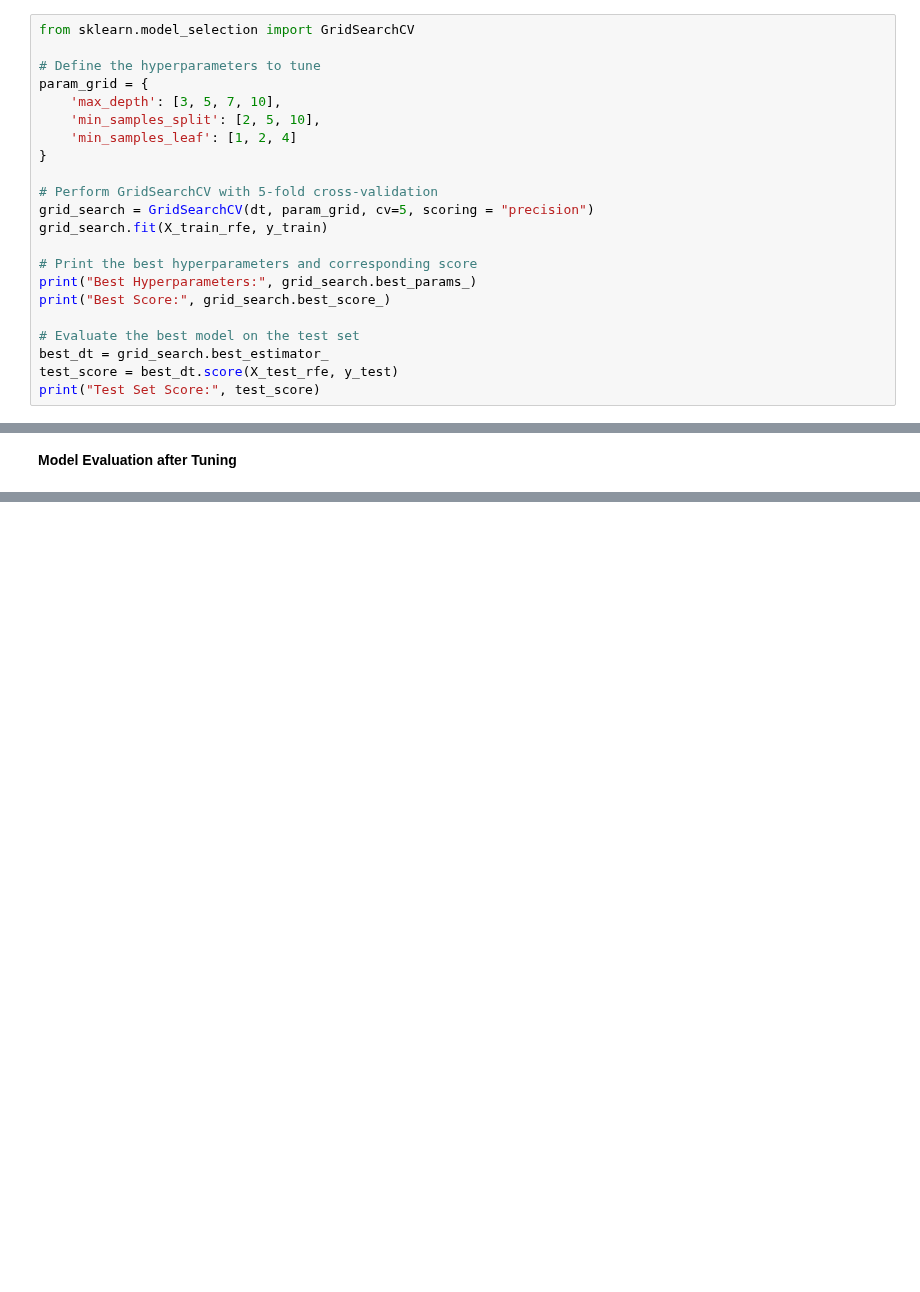
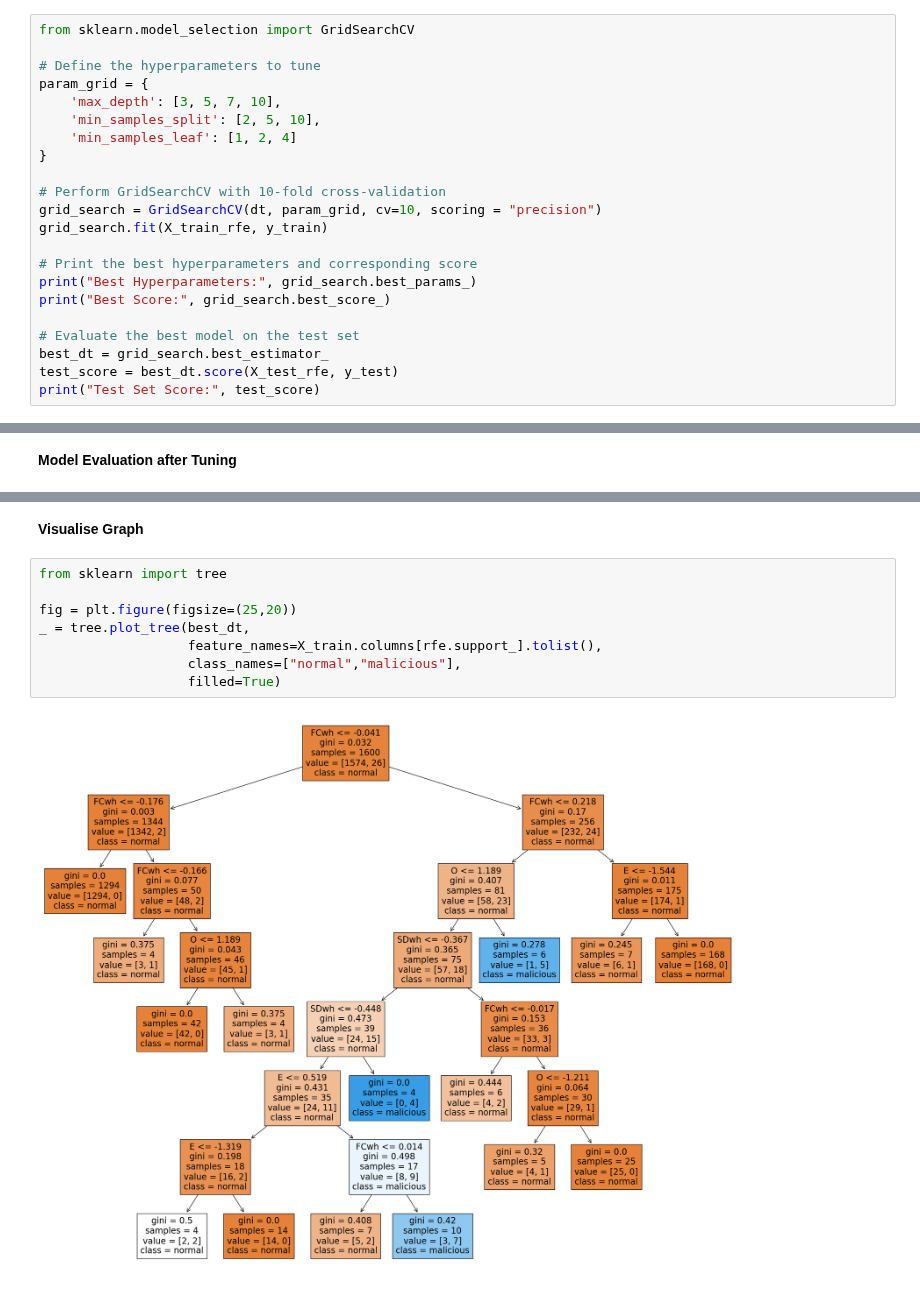
Before and after one commit to mel0778/dsa4263, a Jupyter notebook: code/model_dt.ipynb, the cells around one changed output, grey strips where cells are left out. Cells and saved outputs as stored; diff of their text form; blank space fills up the shorter version.

Commit message:
added dt visualisation and risk score

```diff
--- a/code/model_dt.ipynb
+++ b/code/model_dt.ipynb
@@ -119,8 +187,8 @@ param_grid = {
     'min_samples_leaf': [1, 2, 4]
 }
 
-# Perform GridSearchCV with 5-fold cross-validation
-grid_search = GridSearchCV(dt, param_grid, cv=5, scoring = "precision")
+# Perform GridSearchCV with 10-fold cross-validation
+grid_search = GridSearchCV(dt, param_grid, cv=10, scoring = "precision")
 grid_search.fit(X_train_rfe, y_train)
 
 # Print the best hyperparameters and corresponding score
@@ -149,0 +235,12 @@ plt.show()
+# %% [markdown]
+**Visualise Graph**
+# %%
+from sklearn import tree
+
+fig = plt.figure(figsize=(25,20))
+_ = tree.plot_tree(best_dt,
+                   feature_names=X_train.columns[rfe.support_].tolist(),
+                   class_names=["normal","malicious"],
+                   filled=True)
+# %% [output]
+[figure, added]
```
Also changed, not shown: parts of 13 cells of this notebook.
